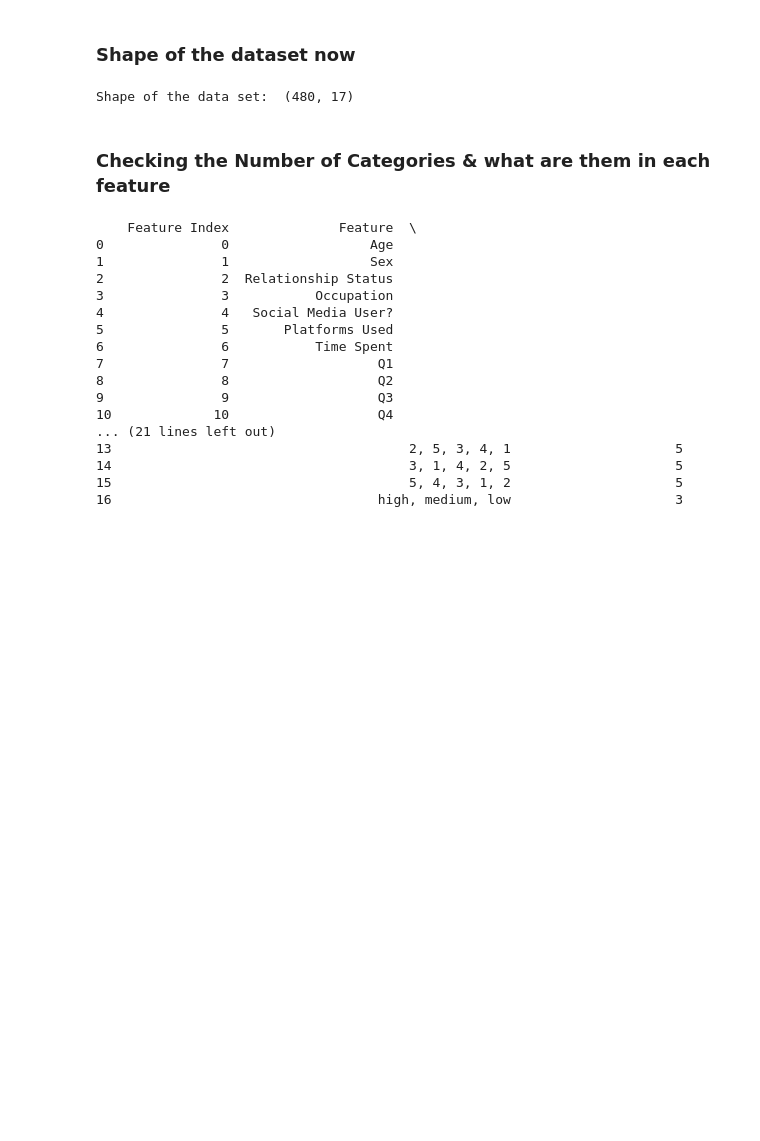
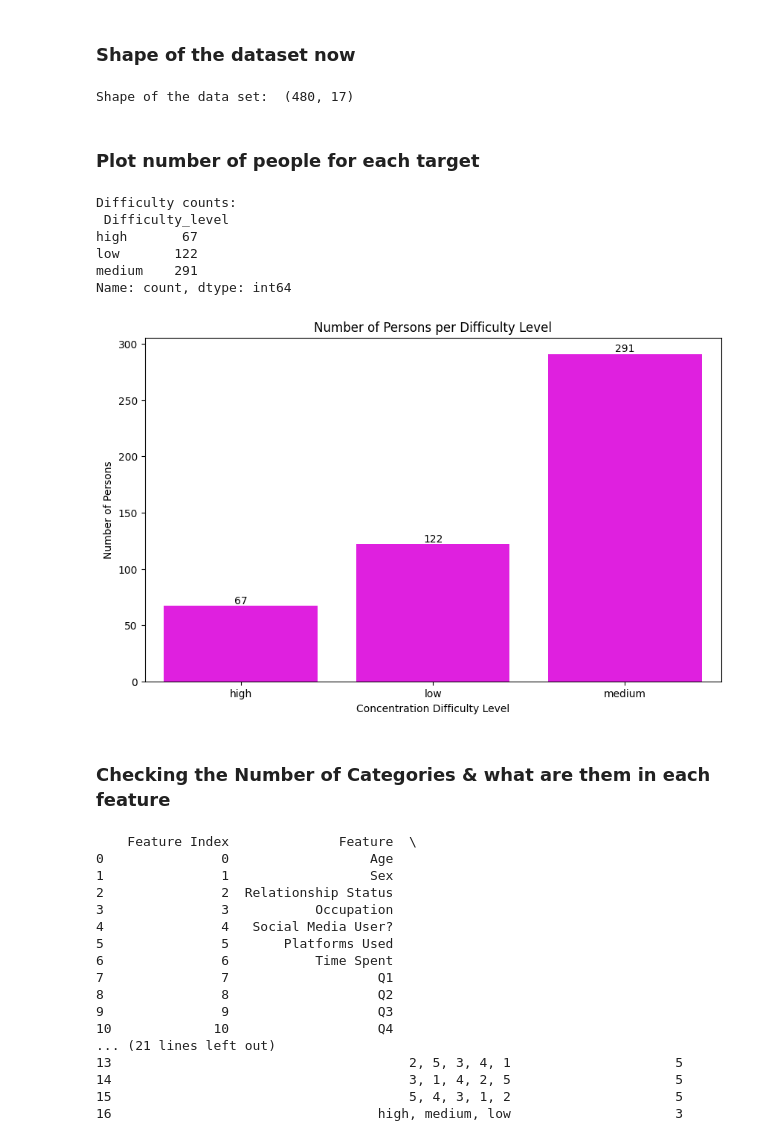
Before and after one commit to cepdnaclk/e19-co544-Concentration-Difficulty-Prediction-Model, a Jupyter notebook: random_forest.ipynb, the cells around one changed output. Drawn from its saved outputs; the diff is of its cells as text; code cells hidden in the pictures; blank space fills up the shorter version.

```diff
--- a/random_forest.ipynb
+++ b/random_forest.ipynb
@@ -493,6 +493,36 @@ data.head()
 print("Shape of the data set: ", data.shape)
 # %% [output]
 Shape of the data set:  (480, 17)
+# %% [markdown]
+### Plot number of people for each target
+# %%
+# Count the occurrences of each category in the 'Difficulty_level' column
+difficulty_counts = data['Difficulty_level'].value_counts().sort_index()
+print("Difficulty counts:\n", difficulty_counts)
+
+# Plot the bar chart with appropriate figure size
+plt.figure(figsize=(10, 6))
+bar_plot = sns.barplot(x=difficulty_counts.index, y=difficulty_counts.values, color='magenta')
+
+# Add annotations on top of the bars
+for index, value in enumerate(difficulty_counts.values):
+    bar_plot.text(index, value, str(value), ha='center', va='bottom')
+
+# Set the labels and title
+plt.xlabel('Concentration Difficulty Level')
+plt.ylabel('Number of Persons')
+plt.title('Number of Persons per Difficulty Level')
+
+# Show the plot
+plt.show()
+# %% [output]
+Difficulty counts:
+ Difficulty_level
+high       67
+low       122
+medium    291
+Name: count, dtype: int64
+[figure, added]
 # %% [markdown]
 ### Checking the Number of Categories & what are them in each feature
 # %%
```
Also changed, not shown: parts of 21 cells of this notebook.
